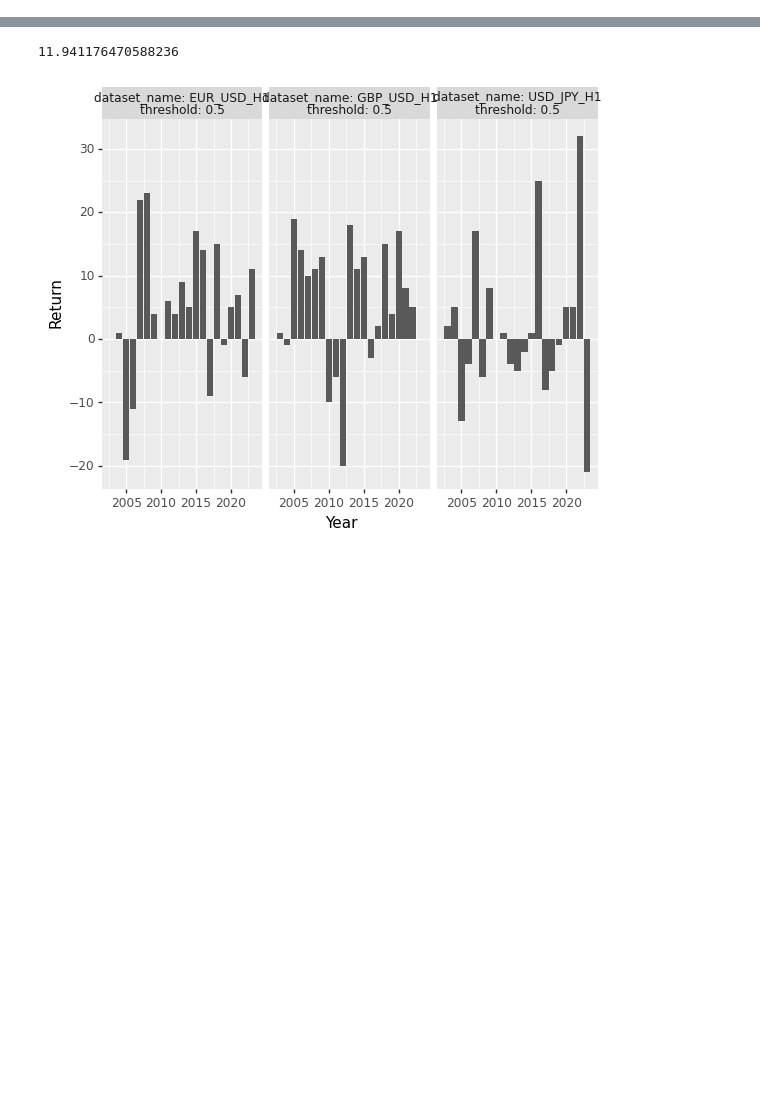
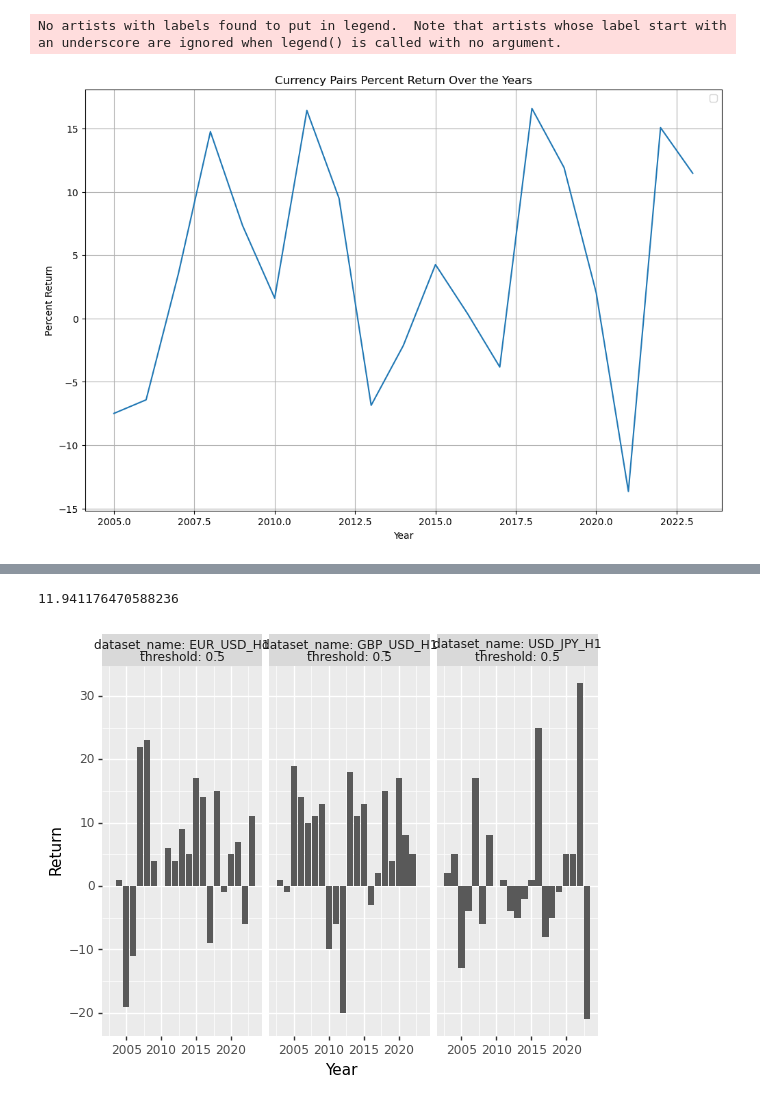
Before and after one commit to EngineerDanny/robust_algo_trader, a Jupyter notebook: cnn/results/analyze.ipynb, the cells around one changed output, grey strips where cells are left out. Saved outputs shown, nothing was run; the diff lists cells and outputs as text; code cells hidden in the pictures; blank space fills up the shorter version.

```diff
--- a/cnn/results/analyze.ipynb
+++ b/cnn/results/analyze.ipynb
@@ -0,0 +1,24 @@
+# %%
+import pandas as pd
+from glob import glob
+
+date_time = "2023-12-23_13:34"
+date_time = "2023-12-28_04:39"
+date_time = "2024-01-01_19:13"
+date_time = "2024-01-01_19:36"
+date_time = "2024-01-01_19:49"
+date_time = "2024-01-01_20:17"
+
+out_df_list = []
+for out_csv in glob(f"/scratch/da2343/ml_project_2_{date_time}/results/*.csv"):
+    out_df_list.append(pd.read_csv(out_csv))
+return_df = pd.concat(out_df_list, axis=1)
+# remove duplicate columns
+return_df = return_df.loc[:, ~return_df.columns.duplicated()]
+
+root_results_dir = "/projects/genomic-ml/da2343/ml_project_2/cnn/results"
+return_df.to_csv(f"{root_results_dir}/{date_time}_results.csv", index=False)
+
+return_df['Mean Return'] = return_df.iloc[:, 1:].mean(axis=1)
+return_df = return_df[['Year', 'Mean Return']]
+return_df
@@ -1,3 +43,23 @@
+# %%
+import pandas as pd
+import matplotlib.pyplot as plt
+df = return_df
+
+
+# Plot each currency pair's percent return over the years
+fig, ax = plt.subplots(figsize=(12, 8))
+ax.plot(df['Year'], df['Mean Return'])
+
+# Customize the plot
+ax.set_xlabel('Year')
+ax.set_ylabel('Percent Return')
+ax.set_title('Currency Pairs Percent Return Over the Years')
+ax.legend()
+plt.grid(True)
+plt.show()
+# %% [output]
+No artists with labels found to put in legend.  Note that artists whose label start with an underscore are ignored when legend() is called with no argument.
+[figure, added]
 # %%
 # Import the libraries
 import pandas as pd
```
Also changed, not shown: parts of 3 cells of this notebook, 3 other files.
